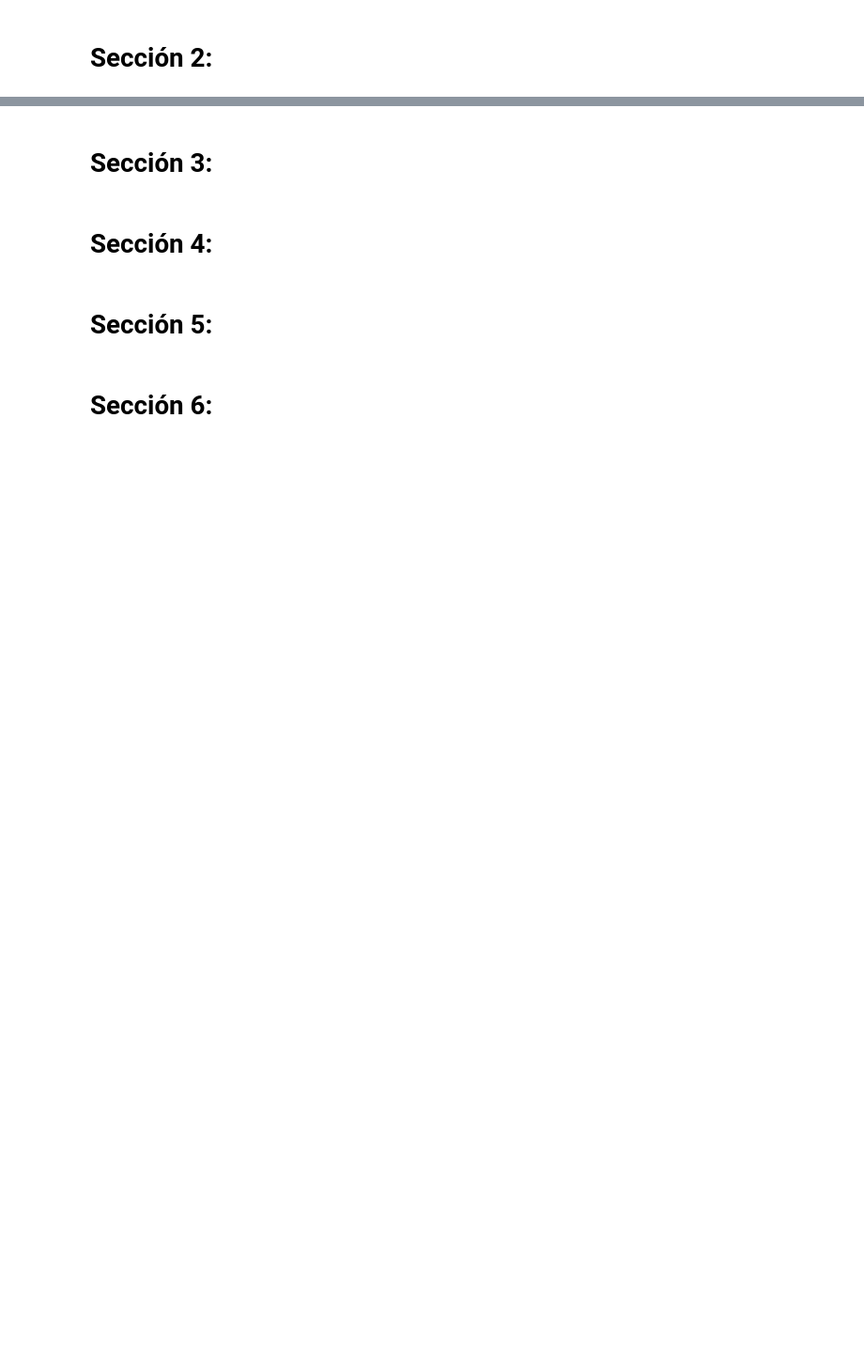
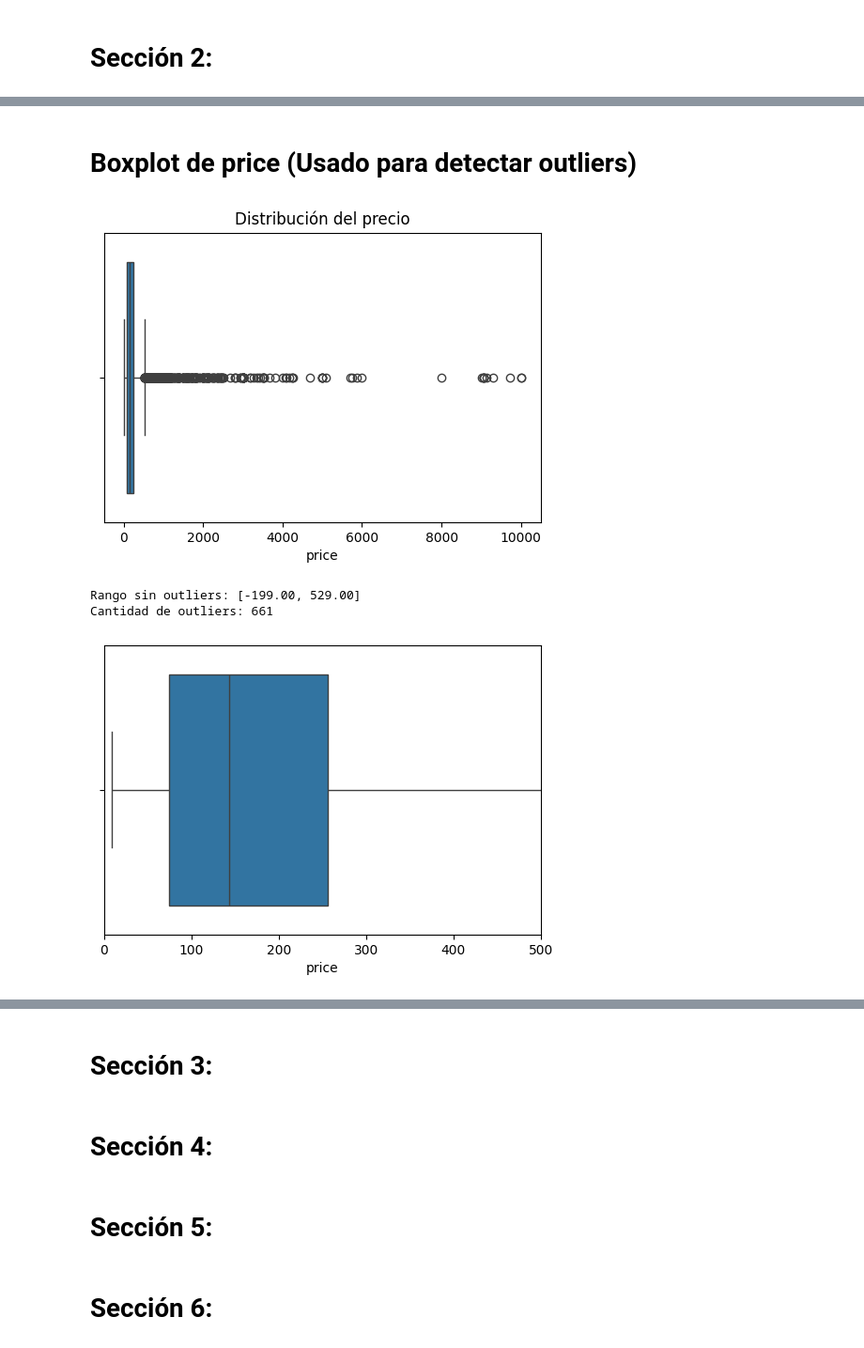
Before and after one commit to LeMarsito02/AIRBNBANALYTICS, a Jupyter notebook: Taller_1_EDA_Modelos_Regresion.ipynb, the cells around one changed output, grey strips where cells are left out. Shown at 94% size. Drawn from its saved outputs; the diff is of its cells as text; code cells hidden in the pictures; blank space fills up the shorter version.

```diff
--- a/Taller_1_EDA_Modelos_Regresion.ipynb
+++ b/Taller_1_EDA_Modelos_Regresion.ipynb
@@ -336,2 +378,18 @@ print("\nDatos listos. Shape final:", df.shape)
 # %% [markdown]
 # Sección 2:
+# %%
+# Asegurar que price sea numérico
+df["price"] = pd.to_numeric(df["price"], errors="coerce")
+
+# Seleccionar variables numéricas relevantes
+cols = [
+    "price",
+    "bedrooms",
+    "bathrooms",
+    "accommodates",
+    "number_of_reviews",
+    "review_scores_rating",
+    "availability_365",
+    "estimated_revenue_l365d",
+    "reviews_per_month"
+]
@@ -337,0 +404,29 @@ print("\nDatos listos. Shape final:", df.shape)
+# %% [markdown]
+# Boxplot de price (Usado para detectar outliers)
+# %%
+plt.figure(figsize=(6,4))
+sns.boxplot(x=df["price"])
+plt.title("Distribución del precio")
+plt.show()
+
+## otra manera de ver outliers es con percentiles
+q1 = df["price"].quantile(0.25)
+q3 = df["price"].quantile(0.75)
+iqr = q3 - q1
+lower_bound = q1 - 1.5 * iqr
+upper_bound = q3 + 1.5 * iqr
+print(f"Rango sin outliers: [{lower_bound:.2f}, {upper_bound:.2f}]")
+outliers = df[(df["price"] < lower_bound) | (df["price"] > upper_bound)]
+print(f"Cantidad de outliers: {len(outliers)}")
+
+## otra manera es la siguiente##
+
+plt.figure(figsize=(6,4))
+sns.boxplot(x=df["price"])
+plt.xlim(0, 500)  # ajustar según tu ciudad
+plt.show()
+# %% [output]
+[figure, added]
+Rango sin outliers: [-199.00, 529.00]
+Cantidad de outliers: 661
+[figure, added]
```
Also changed, not shown: parts of 15 cells of this notebook, 5 other files.
